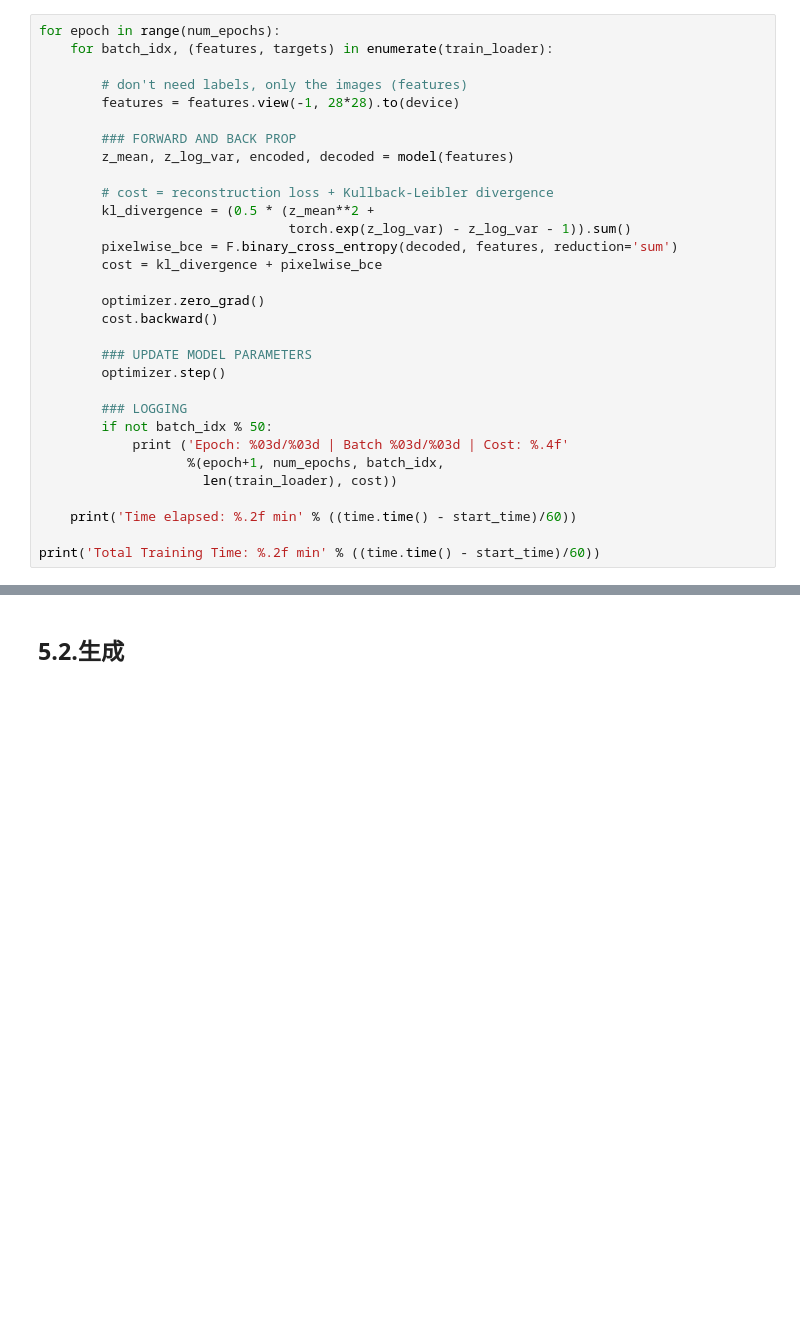
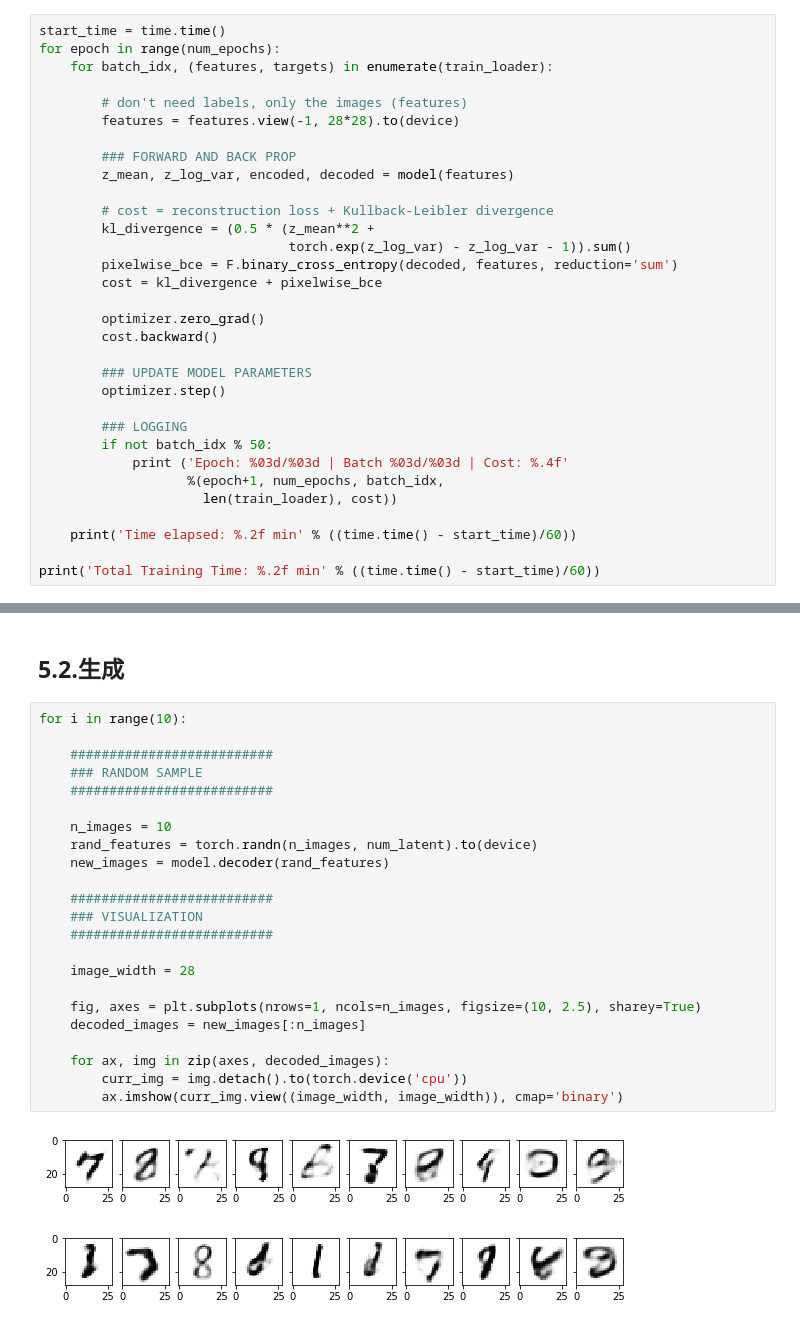
Before and after one commit to JJZHK-AI/AIKnowledgeBase, a Jupyter notebook: 03.深度学习/06.自编码器/03.变分自编码器/01.变分自编码器.ipynb, the cells around one changed output, grey strips where cells are left out. Drawn from its saved outputs; the diff is of its cells as text; blank space fills up the shorter version.

```diff
--- a/03.深度学习/06.自编码器/03.变分自编码器/01.变分自编码器.ipynb
+++ b/03.深度学习/06.自编码器/03.变分自编码器/01.变分自编码器.ipynb
@@ -113,6 +115,7 @@ optimizer = torch.optim.Adam(model.parameters(), lr=learning_rate)
 # %% [markdown]
 # 4.训练
 # %%
+start_time = time.time()
 for epoch in range(num_epochs):
     for batch_idx, (features, targets) in enumerate(train_loader):
 
@@ -170,2 +193,28 @@ for i in range(n_images):
 # %% [markdown]
 ## 5.2.生成
+# %%
+for i in range(10):
+
+    ##########################
+    ### RANDOM SAMPLE
+    ##########################
+
+    n_images = 10
+    rand_features = torch.randn(n_images, num_latent).to(device)
+    new_images = model.decoder(rand_features)
+
+    ##########################
+    ### VISUALIZATION
+    ##########################
+
+    image_width = 28
+
+    fig, axes = plt.subplots(nrows=1, ncols=n_images, figsize=(10, 2.5), sharey=True)
+    decoded_images = new_images[:n_images]
+
+    for ax, img in zip(axes, decoded_images):
+        curr_img = img.detach().to(torch.device('cpu'))
+        ax.imshow(curr_img.view((image_width, image_width)), cmap='binary')
+# %% [output]
+[figure, added]
+[figure, added]
```
Also changed, not shown: parts of 4 cells of this notebook, 4 other files.
